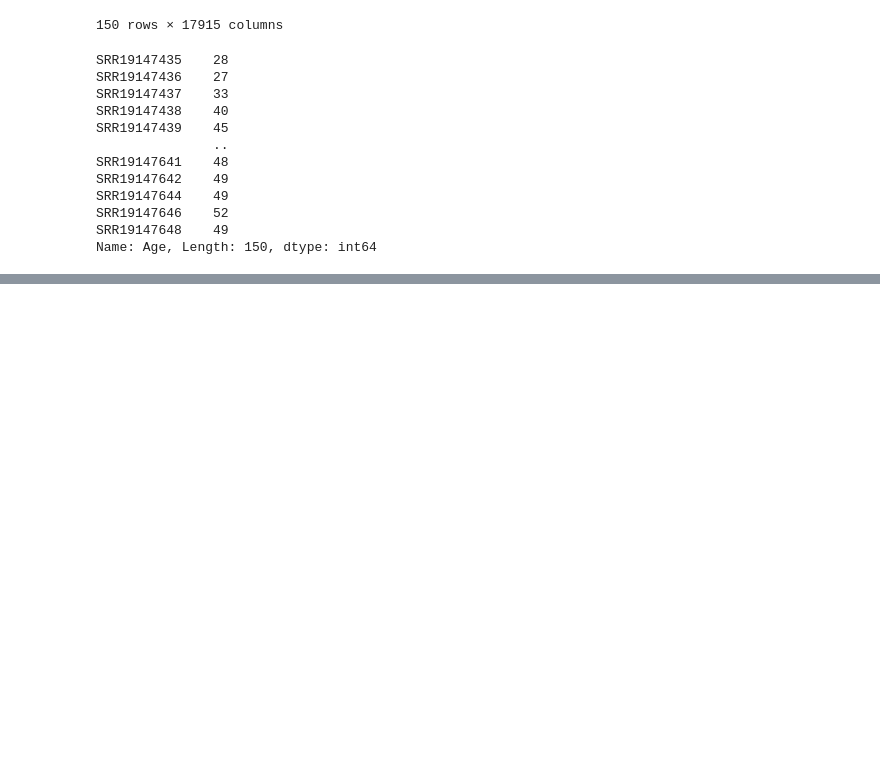
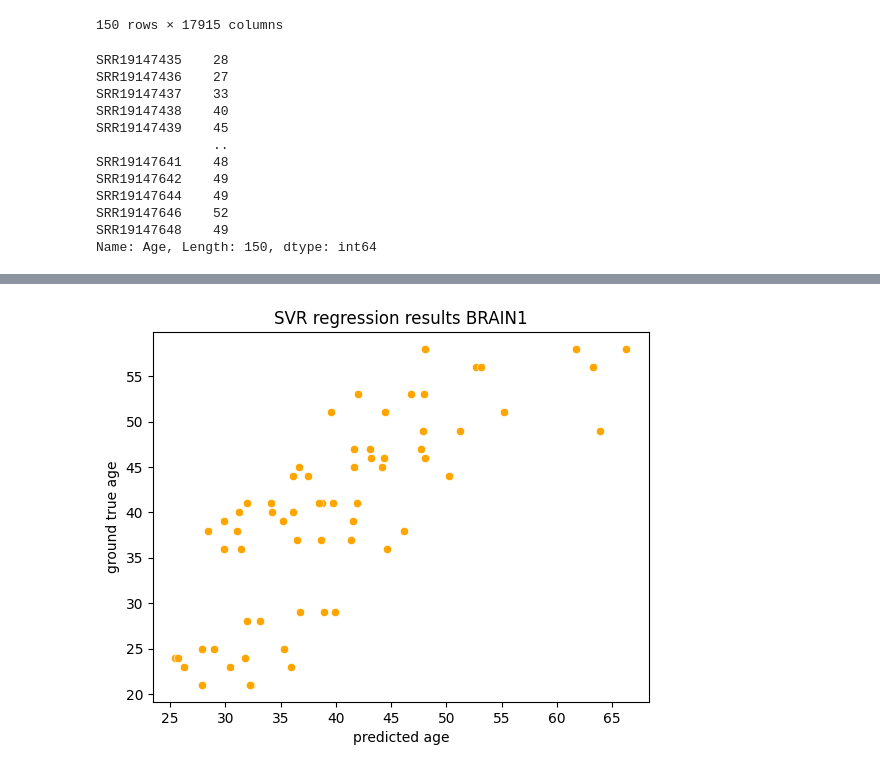
Before and after one commit to zodelheim/sea-infer-rna-seq, a Jupyter notebook: notebooks/AgePredictionTest.ipynb, the cells around one changed output, grey strips where cells are left out. Cells and saved outputs as stored; diff of their text form; code cells hidden in the pictures; blank space fills up the shorter version.

```diff
--- a/notebooks/AgePredictionTest.ipynb
+++ b/notebooks/AgePredictionTest.ipynb
@@ -302,19 +290,24 @@ for n_features in range(1, np.min([data.shape[0]+1, len(sorted_corr_ids)+1, 20])
 
         X_train_ = X_train
         y_train_ = y_train
+
         X_val = X_test
         y_val = y_test
 
-        # model = svm.SVR(kernel='linear')
+        # X_val = data_eval[data_eval.columns[sorted_corr_ids[:n_features]]].values
+        # y_val = data_eval_header['Age'].loc[data_eval_header['sex']==sex].values
+
+
+        model = svm.SVR(kernel='linear')
         # model = svm.LinearSVR(loss='squared_epsilon_insensitive')
         # model = LinearRegression()
         # model = Ridge()
-        model = XGBRegressor()
+        # model = XGBRegressor()
         # model = GridSearchCV(svm.SVR(kernel='rbf', gamma=0.1),
         #                      param_grid={"C": [1e0, 1e1, 1e2, 1e3], "gamma": np.logspace(-2, 2, 20)})
 
         model.fit(X_train_, y_train_)
-        pred = model.predict(X_test)
+        pred = model.predict(X_val)
 
         preds.append(pred)
         vals.append(y_val)
@@ -341,7 +334,7 @@ for n_features in range(1, np.min([data.shape[0]+1, len(sorted_corr_ids)+1, 20])
     # print("RMSE: ", np.mean(rmses))
     # print("R2: ", np.mean(r2s))
 
-    print(data.columns[sorted_corr_ids[:n_features]])
+    # print(data.columns[sorted_corr_ids[:n_features]])
     print("-"*20)
     # print(model.coef_)
     # print(model.intercept_)
@@ -357,0 +395,74 @@ KeyboardInterrupt:
+# %%
+
+
+# n_features = 5
+# n_features = -1
+
+# sex = 'male'
+print(data.shape[0])
+
+n_features = 18
+
+X = data[data.columns[sorted_corr_ids[:n_features]]].values
+y = data_header['Age'].loc[data_header['sex'] == sex].values
+
+# print(X.shape)
+print(f"{n_features=}")
+
+# cv = StratifiedKFold(n_splits=5)
+cv = LeaveOneOut()
+
+preds = []
+vals  = []
+gls_preds = []
+
+rmses = []
+r2s = []
+
+for i, (train, val) in tqdm(enumerate(cv.split(X, y))):
+    X_train = X[train]
+    y_train = y[train]
+    X_test = X[val]
+    y_test = y[val]
+
+    # train_scaler = RobustScaler().fit(X_train)
+    # test_scaler = RobustScaler().fit(X_test)
+    # X_train = train_scaler.transform(X_train)
+    # X_test = test_scaler.transform(X_test)
+
+    X_train_ = X_train
+    y_train_ = y_train
+
+    X_val = X_test
+    y_val = y_test
+
+    model = svm.SVR(kernel='linear')
+    # model = svm.LinearSVR(loss='squared_epsilon_insensitive')
+    # model = LinearRegression()
+    # model = Ridge()
+    # model = XGBRegressor()
+    # model = GridSearchCV(svm.SVR(kernel='rbf', gamma=0.1),
+    #                      param_grid={"C": [1e0, 1e1, 1e2, 1e3], "gamma": np.logspace(-2, 2, 20)})
+
+    model.fit(X_train_, y_train_)
+    pred = model.predict(X_val)
+
+    preds.append(pred)
+    vals.append(y_val)
+
+print("RMSE: ", RMSE(preds, vals))
+# print("RMSE: ", RMSE(gls_preds, vals))
+print("R2: ", r2_score(vals, preds))
+
+model.coef_
+
+colors = {
+    'male': 'blue',
+    "female": "orange"
+}
+
+g = sns.scatterplot(x=np.array(preds).ravel(), y=np.array(vals).ravel(), color=colors[sex])
+g.set_title(f"SVR regression results {organ}")
+g.set_xlabel("predicted age")
+g.set_ylabel("ground true age")
+# %% [output]
@@ -358,3 +474,4 @@ KeyboardInterrupt:
+[figure, added]
 # %%
 n_features = 5
 
```
Also changed, not shown: parts of 22 cells of this notebook.
